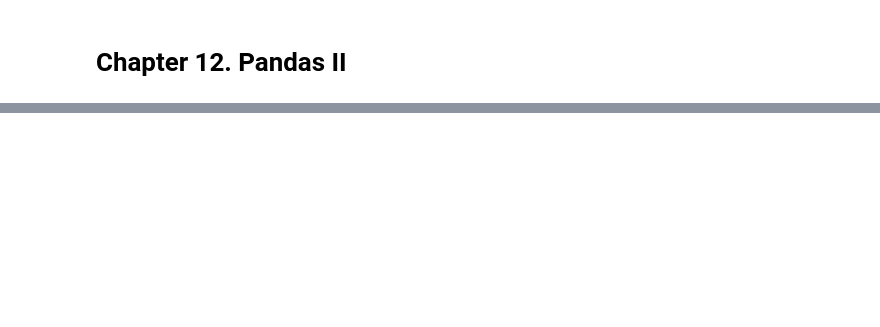
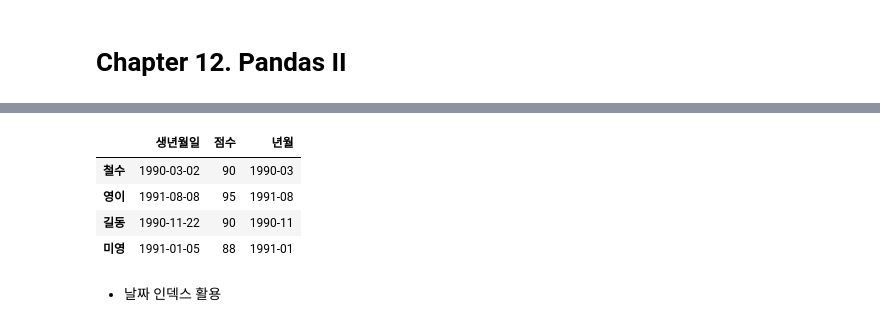
Before and after one commit to HaesunByun/Basic-Computing, a Jupyter notebook: _sources/B_chapter12.ipynb, the cells around one changed output, grey strips where cells are left out. Cells and saved outputs as stored; diff of their text form; code cells hidden in the pictures; blank space fills up the shorter version.

```diff
--- a/_sources/B_chapter12.ipynb
+++ b/_sources/B_chapter12.ipynb
@@ -52,0 +169,6 @@ pd.Series(list or or dict or array, index = list or array)
+# %%
+data = [['1990-03-02', 90], ['1991-08-08', 95], ['1990-11-22',90], ['1991-01-05', 88]]
+names=['철수','영이','길동','미영']
+column=['생년월일','점수']
+d1 = pd.DataFrame(data, index=names, columns=column)
+d1
@@ -52,0 +181,3 @@ pd.Series(list or or dict or array, index = list or array)
+# %%
+d1['생년월일'] = pd.to_datetime(d1['생년월일'])
+d1
@@ -52,0 +192,5 @@ pd.Series(list or or dict or array, index = list or array)
+# %%
+d1['년'] = d1['생년월일'].dt.year
+d1['월'] = d1['생년월일'].dt.month
+d1['일'] = d1['생년월일'].dt.day
+d1
@@ -52,0 +205,11 @@ pd.Series(list or or dict or array, index = list or array)
+# %%
+d1['년월'] = d1['생년월일'].dt.to_period(freq='M')
+d1
+# %% [output]
+|  | 생년월일 | 점수 | 년월 |
+| 철수 | 1990-03-02 | 90 | 1990-03 |
+| 영이 | 1991-08-08 | 95 | 1991-08 |
+| 길동 | 1990-11-22 | 90 | 1990-11 |
+| 미영 | 1991-01-05 | 88 | 1991-01 |
+# %% [markdown]
+- 날짜 인덱스 활용
```
Also changed, not shown: parts of 89 cells of this notebook.
